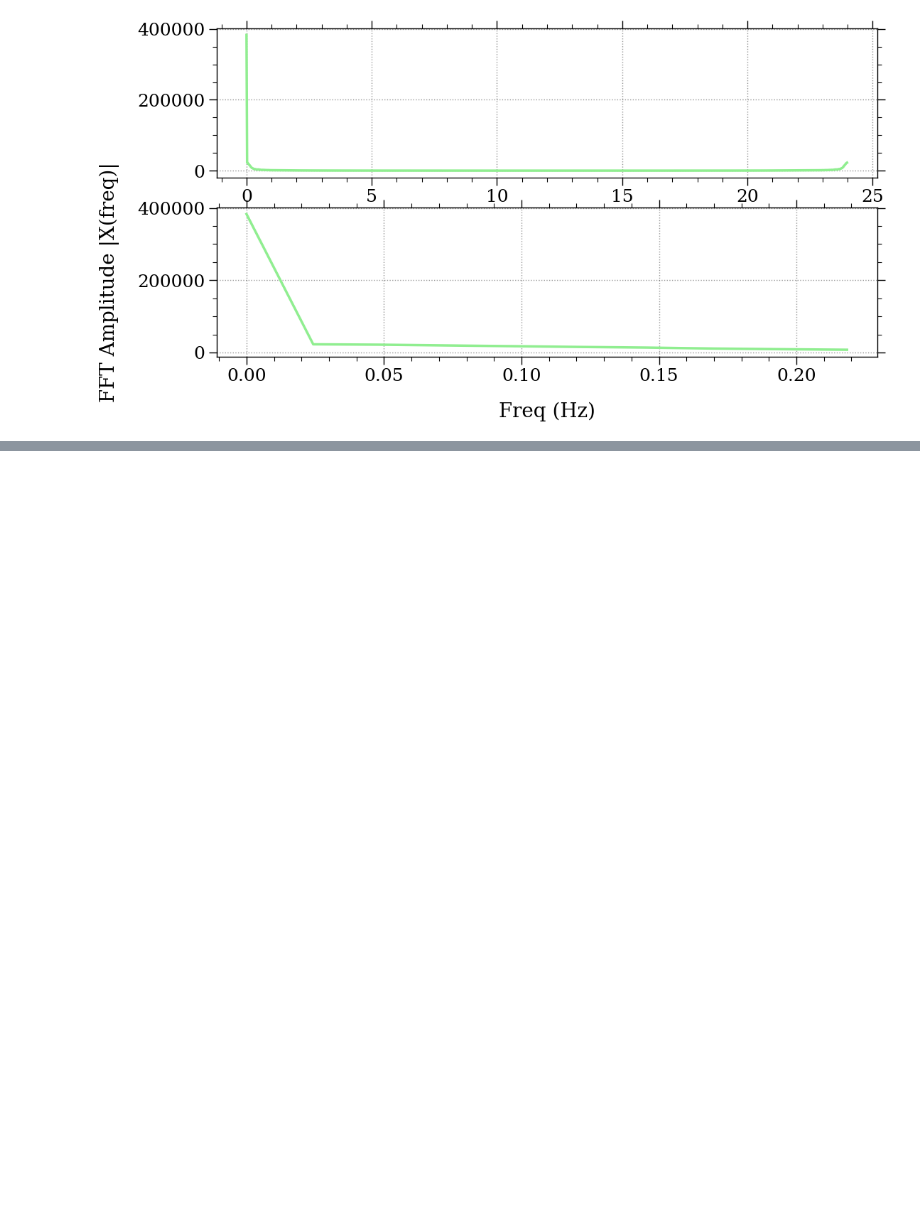
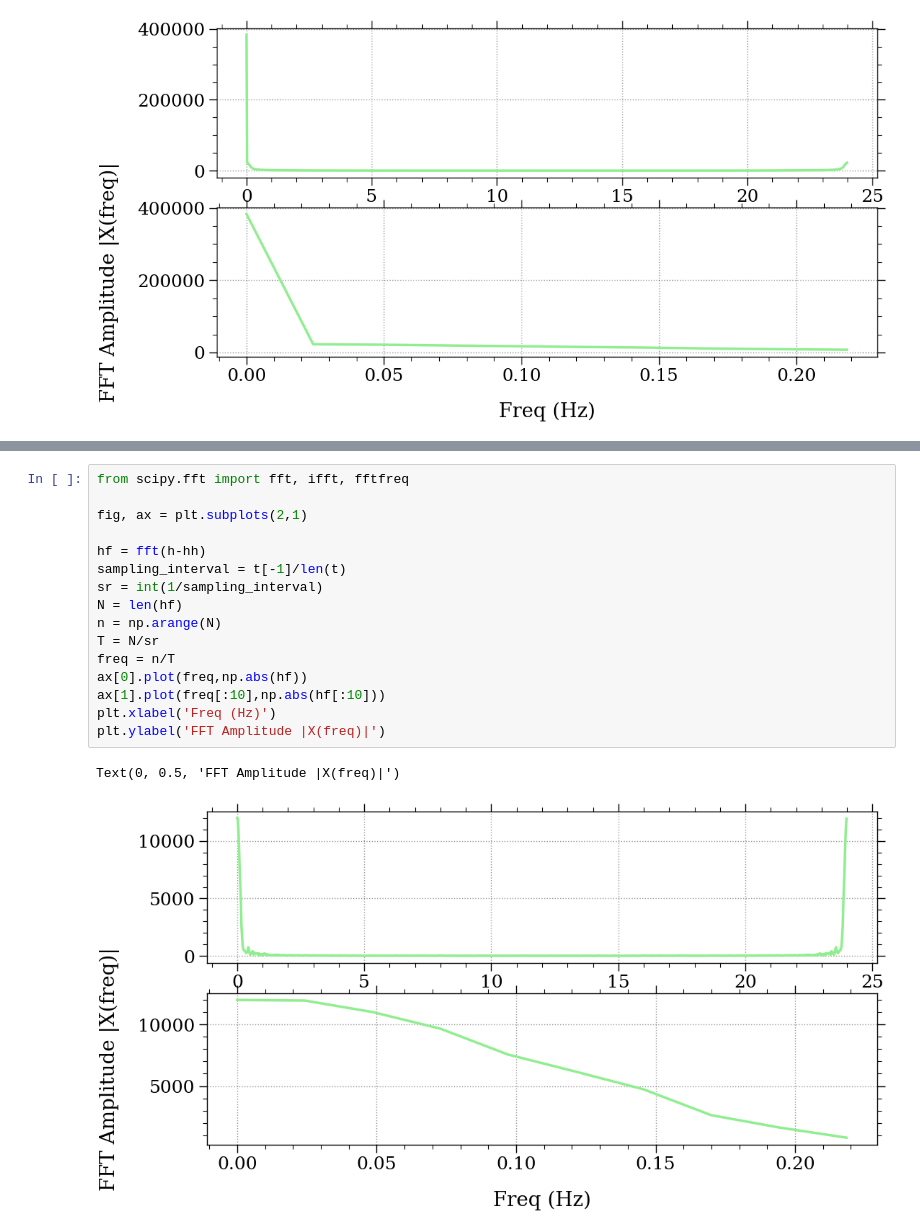
Before and after one commit to Martin-Palomeque/PID, a Jupyter notebook: Incerteza_vaso.ipynb, the cells around one changed output, grey strips where cells are left out. Drawn from its saved outputs; the diff is of its cells as text; blank space fills up the shorter version.

```diff
--- a/Incerteza_vaso.ipynb
+++ b/Incerteza_vaso.ipynb
@@ -220,0 +207,19 @@ ax.legend()
+# %%
+from scipy.fft import fft, ifft, fftfreq
+
+fig, ax = plt.subplots(2,1)
+
+hf = fft(h-hh)
+sampling_interval = t[-1]/len(t)
+sr = int(1/sampling_interval)
+N = len(hf)
+n = np.arange(N)
+T = N/sr
+freq = n/T
+ax[0].plot(freq,np.abs(hf))
+ax[1].plot(freq[:10],np.abs(hf[:10]))
+plt.xlabel('Freq (Hz)')
+plt.ylabel('FFT Amplitude |X(freq)|')
+# %% [output]
+Text(0, 0.5, 'FFT Amplitude |X(freq)|')
+[figure, added]
```
Also changed, not shown: parts of 16 cells of this notebook.
